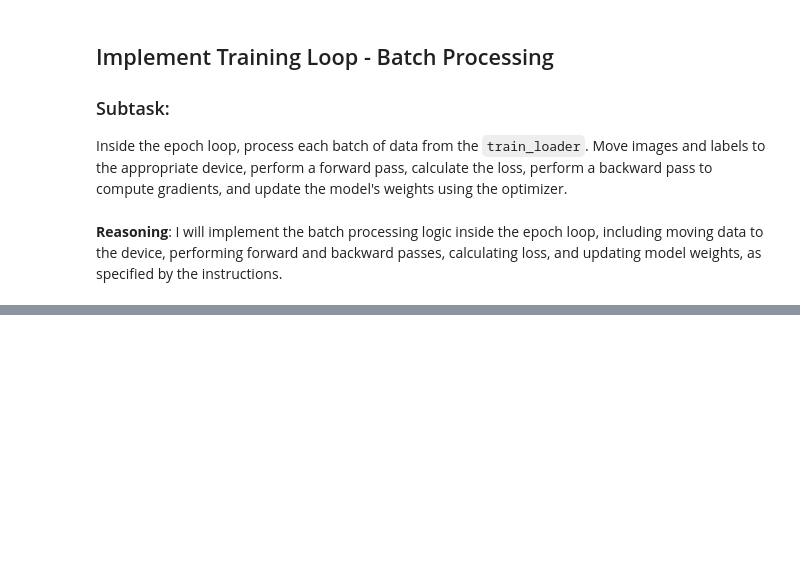
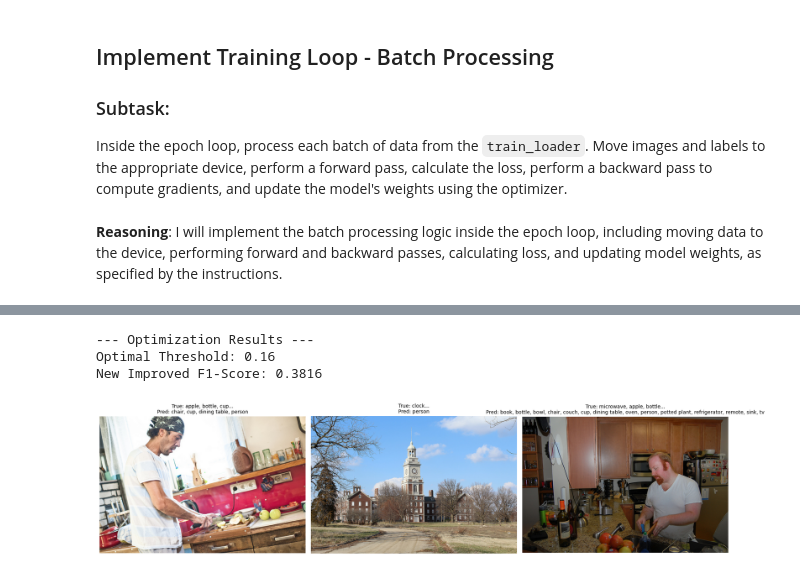
Before and after one commit to yasirusman85/Smart-Glasses-Simulation-Using-CNNs---Advance-AI, a Jupyter notebook: Copy_of_Yasir_RM.ipynb, the cells around one changed output, grey strips where cells are left out. Saved outputs shown, nothing was run; the diff lists cells and outputs as text; code cells hidden in the pictures; blank space fills up the shorter version.

```diff
--- a/Copy_of_Yasir_RM.ipynb
+++ b/Copy_of_Yasir_RM.ipynb
@@ -832,0 +1107,66 @@ KeyboardInterrupt:
+# %%
+from sklearn.metrics import f1_score
+
+def find_best_threshold(y_true, y_probs):
+    thresholds = np.linspace(0.1, 0.7, 60) # Checking values from 0.1 to 0.7
+    best_threshold = 0.5
+    best_f1 = 0
+
+    for t in thresholds:
+        preds = (y_probs > t).astype(int)
+        # 'samples' average is ideal for multi-label tasks
+        score = f1_score(y_true, preds, average='samples', zero_division=0)
+        if score > best_f1:
+            best_f1 = score
+            best_threshold = t
+
+    return best_threshold, best_f1
+
+best_t, best_f1 = find_best_threshold(all_true, all_probs)
+
+print(f"--- Optimization Results ---")
+print(f"Optimal Threshold: {best_t:.2f}")
+print(f"New Improved F1-Score: {best_f1:.4f}")
+# %% [output]
+--- Optimization Results ---
+Optimal Threshold: 0.16
+New Improved F1-Score: 0.3816
+# %%
+import matplotlib.pyplot as plt
+from PIL import Image
+
+def visualize_predictions(model, df, transform, categories, threshold, num_samples=3):
+    model.eval()
+    fig, axes = plt.subplots(1, num_samples, figsize=(18, 6))
+
+    # Pick random samples from the dataframe
+    samples = df.sample(num_samples)
+
+    for i, (idx, row) in enumerate(samples.iterrows()):
+        img_path = row['image_path']
+        true_labels = row['labels']
+
+        # Prepare image for model
+        raw_image = Image.open(img_path).convert('RGB')
+        input_tensor = transform(raw_image).unsqueeze(0).to(device)
+
+        with torch.no_grad():
+            output = model(input_tensor)
+            probs = torch.sigmoid(output).squeeze()
+
+        # Get predictions based on the 0.16 threshold
+        pred_indices = (probs > threshold).nonzero(as_tuple=True)[0].cpu().numpy()
+        pred_labels = [categories[idx] for idx in pred_indices]
+
+        # Plotting
+        axes[i].imshow(raw_image)
+        axes[i].set_title(f"True: {', '.join(true_labels[:3])}...\nPred: {', '.join(pred_labels)}", fontsize=10)
+        axes[i].axis('off')
+
+    plt.tight_layout()
+    plt.show()
+
+# Run the visualization with your new optimal threshold
+visualize_predictions(model, val_df, val_transforms, sorted_categories, threshold=0.16)
+# %% [output]
+[figure, added]
```
Also changed, not shown: parts of 14 cells of this notebook.
